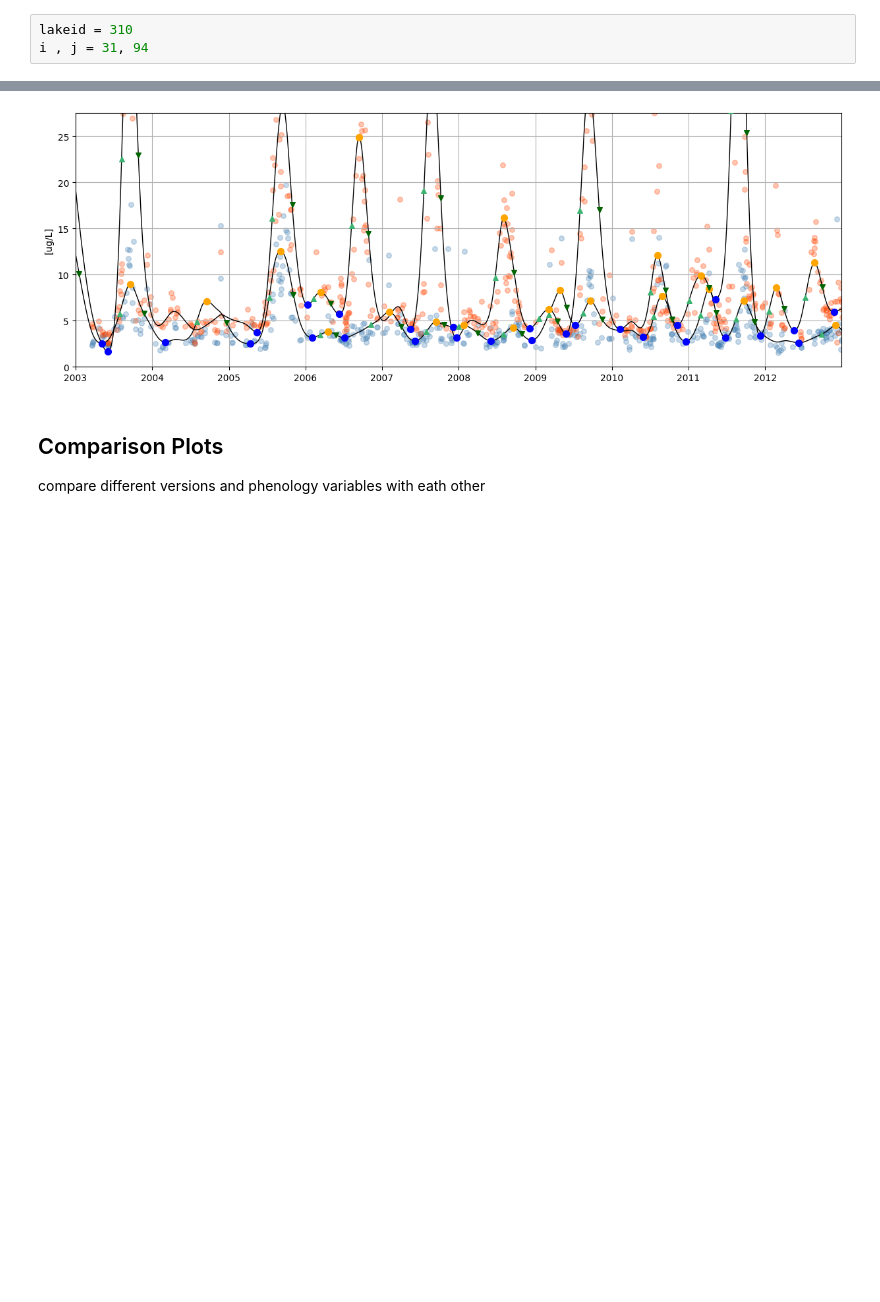
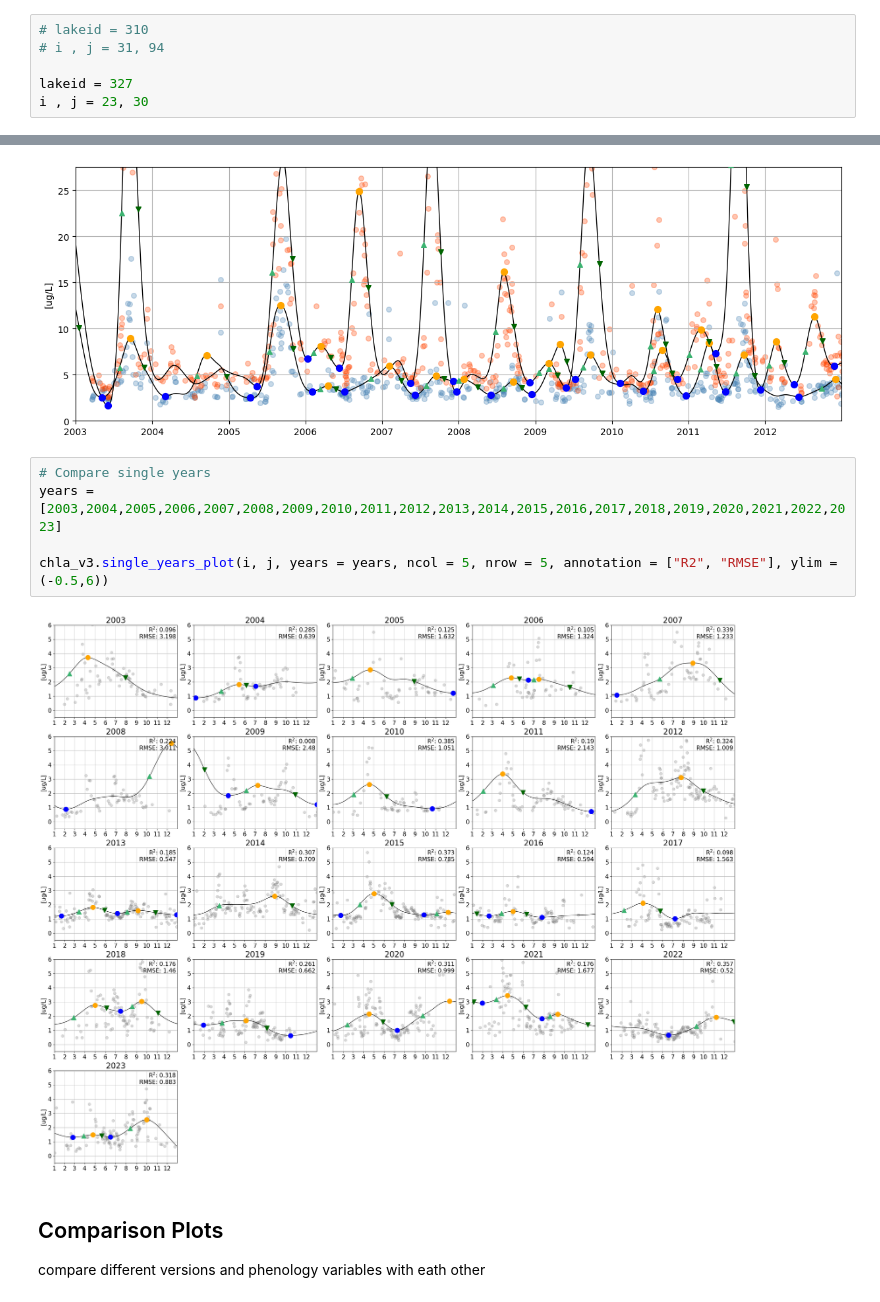
Before and after one commit to eawag-surface-waters-research/cci-cyano-production, a Jupyter notebook: notebooks/example_plotting.ipynb, the cells around one changed output, grey strips where cells are left out. Drawn from its saved outputs; the diff is of its cells as text; blank space fills up the shorter version.

Commit message:
added plotting of single years

```diff
--- a/notebooks/example_plotting.ipynb
+++ b/notebooks/example_plotting.ipynb
@@ -13,6 +14,9 @@ from datetime import datetime
 # %%
-lakeid = 310
-i , j = 31, 94
+# lakeid = 310
+# i , j = 31, 94
+
+lakeid = 327
+i , j = 23, 30
 # %%
 # version 3.1
 # pc_phenology_path_v3 = f"D:\\lakecci_data\\raw\\v3.1\\phenology\\phycocyanin\\{lakeid}.nc"
@@ -99,6 +103,13 @@ ax.set_title("")
 ax.grid()
 # %% [output]
 [figure]
+# %%
+# Compare single years
+years = [2003,2004,2005,2006,2007,2008,2009,2010,2011,2012,2013,2014,2015,2016,2017,2018,2019,2020,2021,2022,2023]
+
+chla_v3.single_years_plot(i, j, years = years, ncol = 5, nrow = 5, annotation = ["R2", "RMSE"], ylim = (-0.5,6))
+# %% [output]
+[figure, added]
 # %% [markdown]
 ## Comparison Plots
 compare different versions and phenology variables with eath other
```
Also changed, not shown: parts of 1 cell of this notebook, 1 other file.
